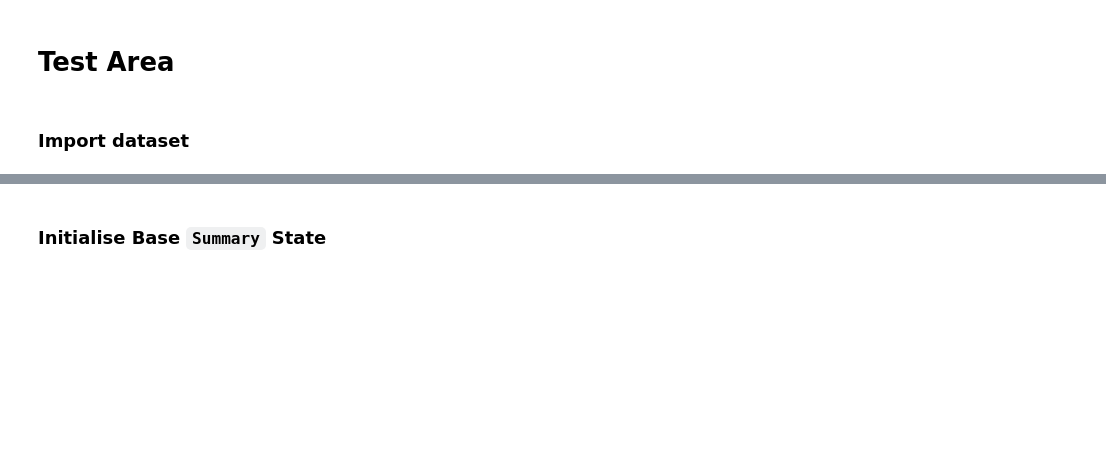
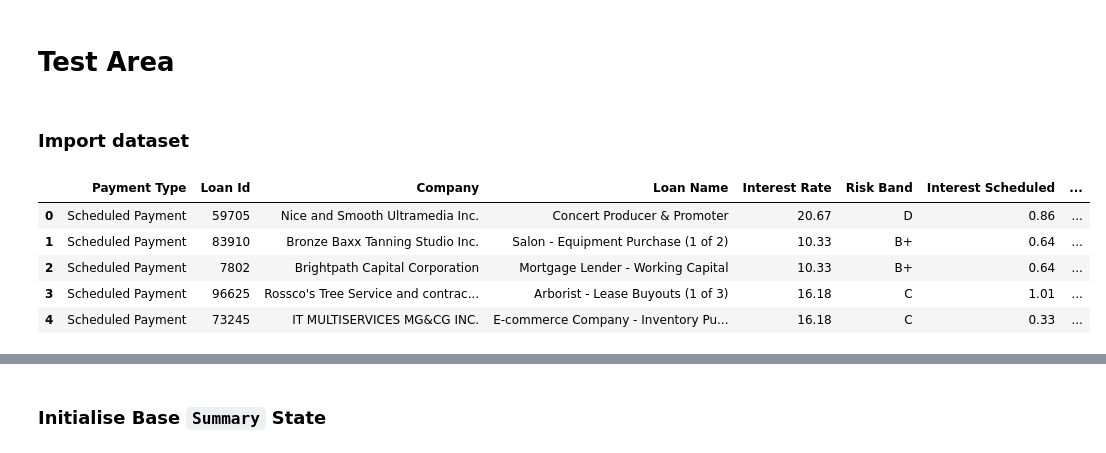
Before and after one commit to christeefy/LendingLoopDashboard, a Jupyter notebook: Lending Loop.ipynb, the cells around one changed output, grey strips where cells are left out. Drawn from its saved outputs; the diff is of its cells as text; code cells hidden in the pictures; blank space fills up the shorter version.

```diff
--- a/Lending Loop.ipynb
+++ b/Lending Loop.ipynb
@@ -126,3 +127,5 @@ camelCaseDict['Loan Id'] = 'loanID'
 
 # Camelcase column titles
 rawDF = rawDF.select([F.col(title).alias(camelCaseDict[title]) for title in camelCaseDict.keys()])
+# %%
+testDF = pd.read_csv('https://www.dropbox.com/s/1zrh1636odu7757/all_payments.csv?dl=1')
@@ -129,3 +175,13 @@ rawDF = rawDF.select([F.col(title).alias(camelCaseDict[title]) for title in came
+# %%
+testDF = spark.createDataFrame(testDF, schema)
+display_DF(testDF)
+# %% [output]
+|  | Payment Type | Loan Id | Company | Loan Name | Interest Rate | Risk Band | Interest Scheduled | ... |
+| 0 | Scheduled Payment | 59705 | Nice and Smooth Ultramedia Inc. | Concert Producer & Promoter | 20.67 | D | 0.86 | ... |
+| 1 | Scheduled Payment | 83910 | Bronze Baxx Tanning Studio Inc. | Salon - Equipment Purchase (1 of 2) | 10.33 | B+ | 0.64 | ... |
+| 2 | Scheduled Payment | 7802 | Brightpath Capital Corporation | Mortgage Lender - Working Capital | 10.33 | B+ | 0.64 | ... |
+| 3 | Scheduled Payment | 96625 | Rossco's Tree Service and contrac... | Arborist - Lease Buyouts (1 of 3) | 16.18 | C | 1.01 | ... |
+| 4 | Scheduled Payment | 73245 | IT MULTISERVICES MG&CG INC. | E-commerce Company - Inventory Pu... | 16.18 | C | 0.33 | ... |
 # %%
 display_DF(rawDF)
 # %% [output]
```
Also changed, not shown: parts of 15 cells of this notebook, 6 other files.
